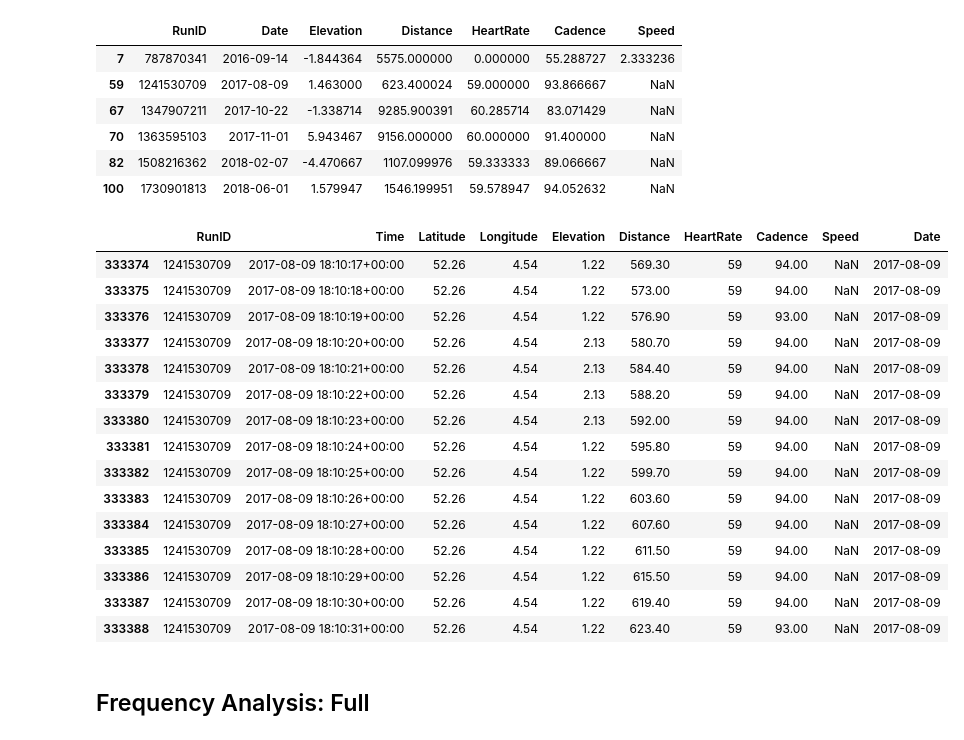
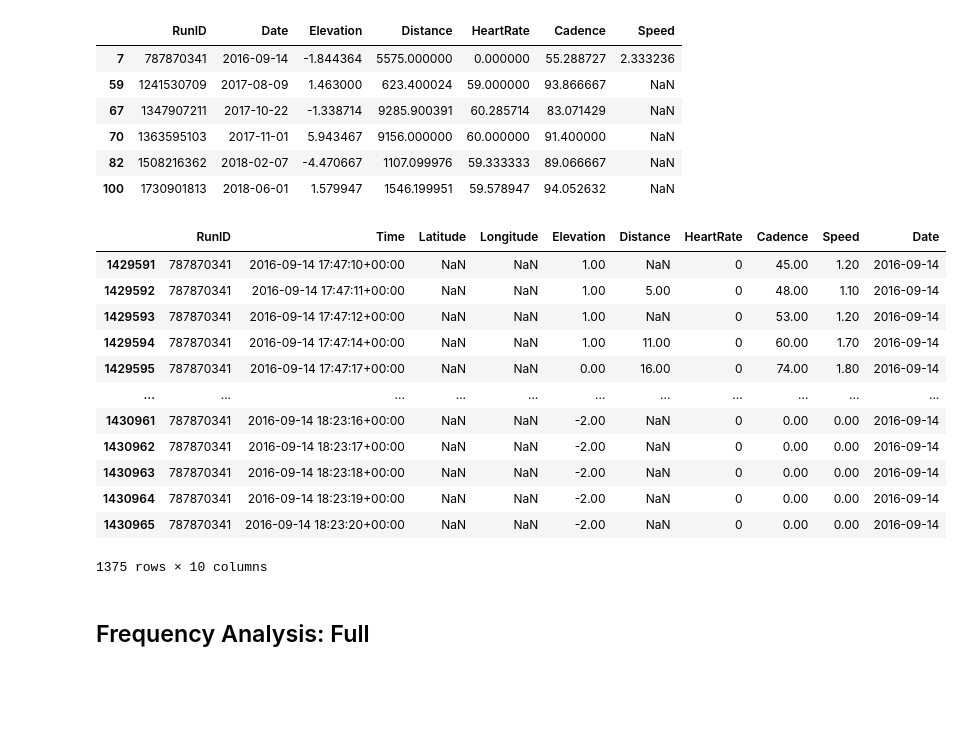
Before and after one commit to JJWRoeloffs/MLQS_group49, a Jupyter notebook: EDA.ipynb, the cells around one changed output. Cells and saved outputs as stored; diff of their text form; code cells hidden in the pictures; blank space fills up the shorter version.

```diff
--- a/EDA.ipynb
+++ b/EDA.ipynb
@@ -267,24 +275,21 @@ data_per_run[data_per_run['HeartRate'] < 75]
 | 82 | 1508216362 | 2018-02-07 | -4.470667 | 1107.099976 | 59.333333 | 89.066667 | NaN |
 | 100 | 1730901813 | 2018-06-01 | 1.579947 | 1546.199951 | 59.578947 | 94.052632 | NaN |
 # %%
-data[data['RunID'] == 1241530709]
+data[data['RunID'] == 787870341]
 # %% [output]
 |  | RunID | Time | Latitude | Longitude | Elevation | Distance | HeartRate | Cadence | Speed | Date |
-| 333374 | 1241530709 | 2017-08-09 18:10:17+00:00 | 52.26 | 4.54 | 1.22 | 569.30 | 59 | 94.00 | NaN | 2017-08-09 |
-| 333375 | 1241530709 | 2017-08-09 18:10:18+00:00 | 52.26 | 4.54 | 1.22 | 573.00 | 59 | 94.00 | NaN | 2017-08-09 |
-| 333376 | 1241530709 | 2017-08-09 18:10:19+00:00 | 52.26 | 4.54 | 1.22 | 576.90 | 59 | 93.00 | NaN | 2017-08-09 |
-| 333377 | 1241530709 | 2017-08-09 18:10:20+00:00 | 52.26 | 4.54 | 2.13 | 580.70 | 59 | 94.00 | NaN | 2017-08-09 |
-| 333378 | 1241530709 | 2017-08-09 18:10:21+00:00 | 52.26 | 4.54 | 2.13 | 584.40 | 59 | 94.00 | NaN | 2017-08-09 |
-| 333379 | 1241530709 | 2017-08-09 18:10:22+00:00 | 52.26 | 4.54 | 2.13 | 588.20 | 59 | 94.00 | NaN | 2017-08-09 |
-| 333380 | 1241530709 | 2017-08-09 18:10:23+00:00 | 52.26 | 4.54 | 2.13 | 592.00 | 59 | 94.00 | NaN | 2017-08-09 |
-| 333381 | 1241530709 | 2017-08-09 18:10:24+00:00 | 52.26 | 4.54 | 1.22 | 595.80 | 59 | 94.00 | NaN | 2017-08-09 |
-| 333382 | 1241530709 | 2017-08-09 18:10:25+00:00 | 52.26 | 4.54 | 1.22 | 599.70 | 59 | 94.00 | NaN | 2017-08-09 |
-| 333383 | 1241530709 | 2017-08-09 18:10:26+00:00 | 52.26 | 4.54 | 1.22 | 603.60 | 59 | 94.00 | NaN | 2017-08-09 |
-| 333384 | 1241530709 | 2017-08-09 18:10:27+00:00 | 52.26 | 4.54 | 1.22 | 607.60 | 59 | 94.00 | NaN | 2017-08-09 |
-| 333385 | 1241530709 | 2017-08-09 18:10:28+00:00 | 52.26 | 4.54 | 1.22 | 611.50 | 59 | 94.00 | NaN | 2017-08-09 |
-| 333386 | 1241530709 | 2017-08-09 18:10:29+00:00 | 52.26 | 4.54 | 1.22 | 615.50 | 59 | 94.00 | NaN | 2017-08-09 |
-| 333387 | 1241530709 | 2017-08-09 18:10:30+00:00 | 52.26 | 4.54 | 1.22 | 619.40 | 59 | 94.00 | NaN | 2017-08-09 |
-| 333388 | 1241530709 | 2017-08-09 18:10:31+00:00 | 52.26 | 4.54 | 1.22 | 623.40 | 59 | 93.00 | NaN | 2017-08-09 |
+| 1429591 | 787870341 | 2016-09-14 17:47:10+00:00 | NaN | NaN | 1.00 | NaN | 0 | 45.00 | 1.20 | 2016-09-14 |
+| 1429592 | 787870341 | 2016-09-14 17:47:11+00:00 | NaN | NaN | 1.00 | 5.00 | 0 | 48.00 | 1.10 | 2016-09-14 |
+| 1429593 | 787870341 | 2016-09-14 17:47:12+00:00 | NaN | NaN | 1.00 | NaN | 0 | 53.00 | 1.20 | 2016-09-14 |
+| 1429594 | 787870341 | 2016-09-14 17:47:14+00:00 | NaN | NaN | 1.00 | 11.00 | 0 | 60.00 | 1.70 | 2016-09-14 |
+| 1429595 | 787870341 | 2016-09-14 17:47:17+00:00 | NaN | NaN | 0.00 | 16.00 | 0 | 74.00 | 1.80 | 2016-09-14 |
+| ... | ... | ... | ... | ... | ... | ... | ... | ... | ... | ... |
+| 1430961 | 787870341 | 2016-09-14 18:23:16+00:00 | NaN | NaN | -2.00 | NaN | 0 | 0.00 | 0.00 | 2016-09-14 |
+| 1430962 | 787870341 | 2016-09-14 18:23:17+00:00 | NaN | NaN | -2.00 | NaN | 0 | 0.00 | 0.00 | 2016-09-14 |
+| 1430963 | 787870341 | 2016-09-14 18:23:18+00:00 | NaN | NaN | -2.00 | NaN | 0 | 0.00 | 0.00 | 2016-09-14 |
+| 1430964 | 787870341 | 2016-09-14 18:23:19+00:00 | NaN | NaN | -2.00 | NaN | 0 | 0.00 | 0.00 | 2016-09-14 |
+| 1430965 | 787870341 | 2016-09-14 18:23:20+00:00 | NaN | NaN | -2.00 | NaN | 0 | 0.00 | 0.00 | 2016-09-14 |
+1375 rows × 10 columns
 # %% [markdown]
 ## Frequency Analysis: Full
 # %%
```
Also changed, not shown: parts of 7 cells of this notebook.
